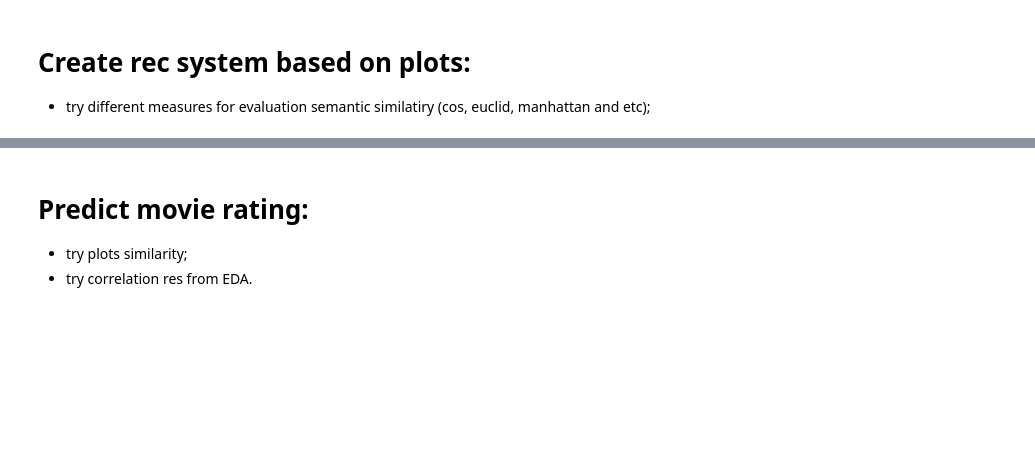
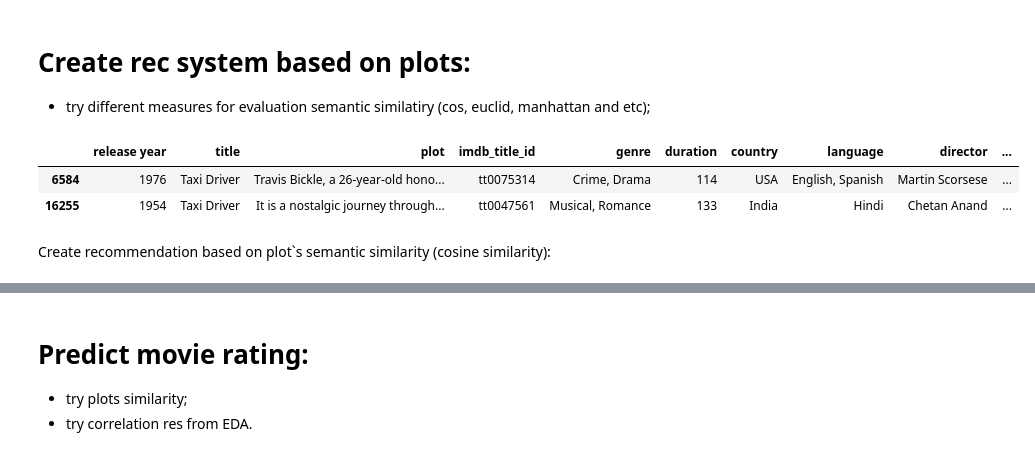
Before and after one commit to ptfrwrd/Explore-movies-and-REC, a Jupyter notebook: Explore_movies_Kaggle.ipynb, the cells around one changed output, grey strips where cells are left out. Cells and saved outputs as stored; diff of their text form; code cells hidden in the pictures; blank space fills up the shorter version.

Commit message:
add cos sim recommendation

```diff
--- a/Explore_movies_Kaggle.ipynb
+++ b/Explore_movies_Kaggle.ipynb
@@ -629,3 +634,11 @@ df_dominant_topics.head(20)
 # Create rec system based on plots:
 
 - try different measures for evaluation semantic similatiry (cos, euclid, manhattan and etc);
+# %%
+merge_data.loc[merge_data['title'] == 'Taxi Driver']
+# %% [output]
+|  | release year | title | plot | imdb_title_id | genre | duration | country | language | director | ... |
+| 6584 | 1976 | Taxi Driver | Travis Bickle, a 26-year-old hono... | tt0075314 | Crime, Drama | 114 | USA | English, Spanish | Martin Scorsese | ... |
+| 16255 | 1954 | Taxi Driver | It is a nostalgic journey through... | tt0047561 | Musical, Romance | 133 | India | Hindi | Chetan Anand | ... |
+# %% [markdown]
+Create recommendation based on plot`s semantic similarity (cosine similarity):
```
Also changed, not shown: parts of 13 cells of this notebook.
